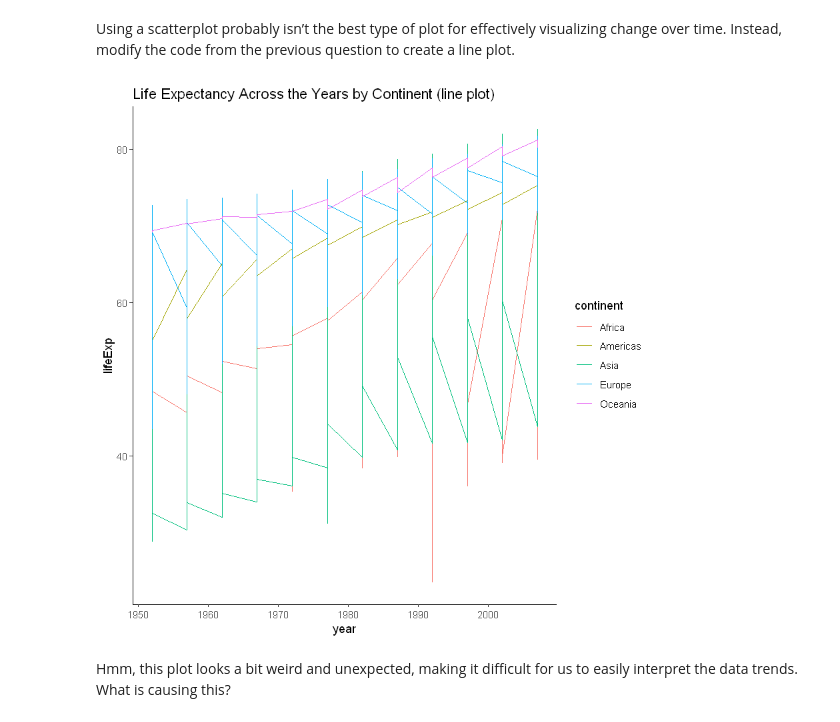
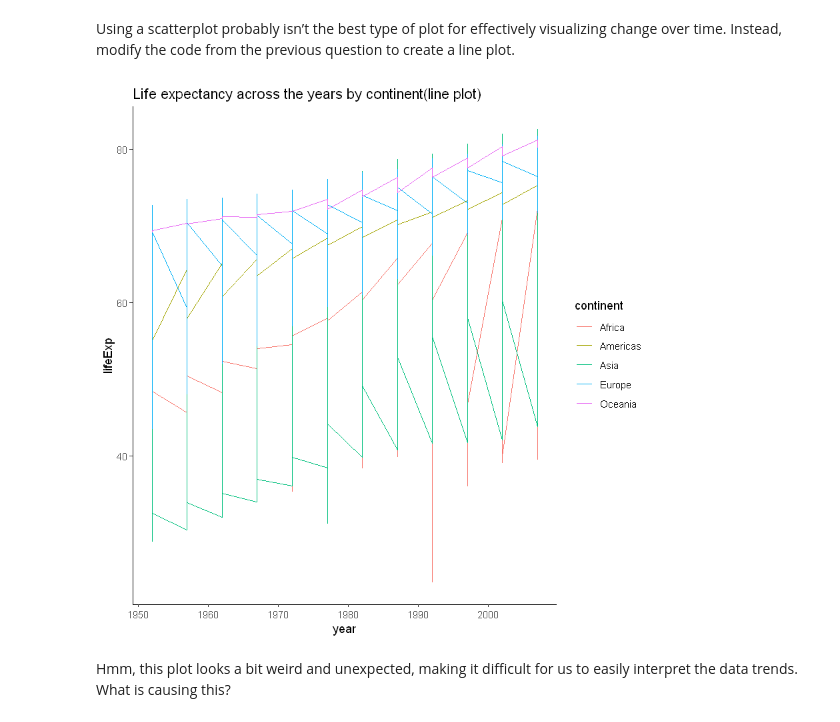
Before and after one commit to tardifmc/Tardif_DSPN_S22, a Jupyter notebook: Homework3.ipynb, the cells around one changed output. Cells and saved outputs as stored; diff of their text form; code cells hidden in the pictures.

```diff
--- a/Homework3.ipynb
+++ b/Homework3.ipynb
@@ -47,10 +54,10 @@ Using a scatterplot probably isn’t the best type of plot for effectively visua
 # %%
 ggplot(hw3_data, aes(year, lifeExp, colour=continent, group)) +
      geom_line() +
      theme_classic()+
-    ggtitle("Life Expectancy Across the Years by Continent (line plot)")
+    ggtitle("Life expectancy across the years by continent(line plot)")
 # %% [output]
-[figure, old version]
+[figure, new version]
 # %% [markdown]
 Hmm, this plot looks a bit weird and unexpected, making it difficult for us to easily interpret the data trends. What is causing this?
 # %% [markdown]
```
Also changed, not shown: parts of 8 cells of this notebook.
